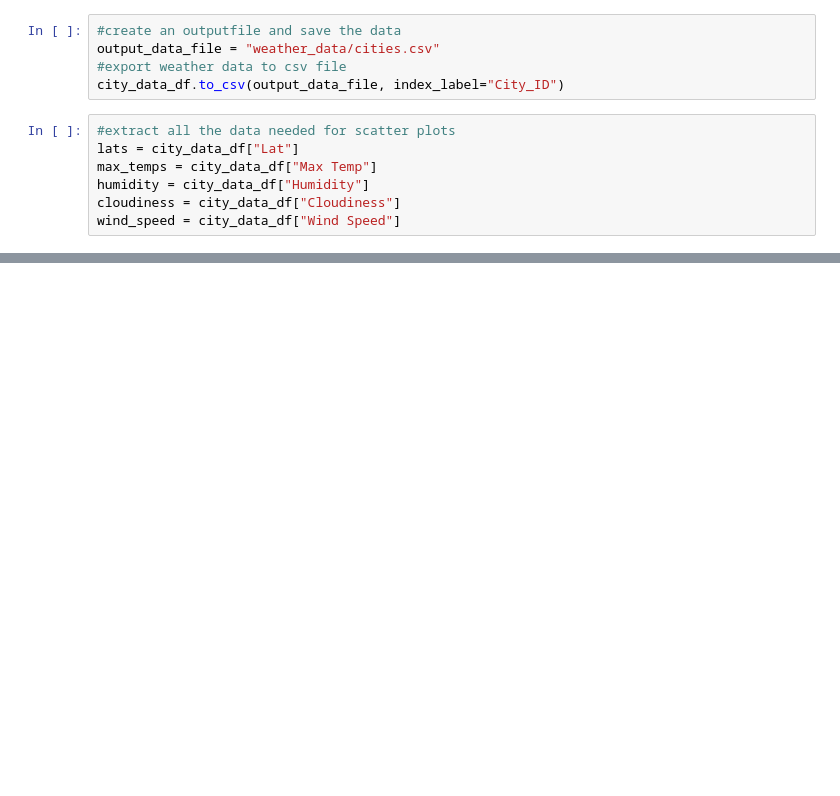
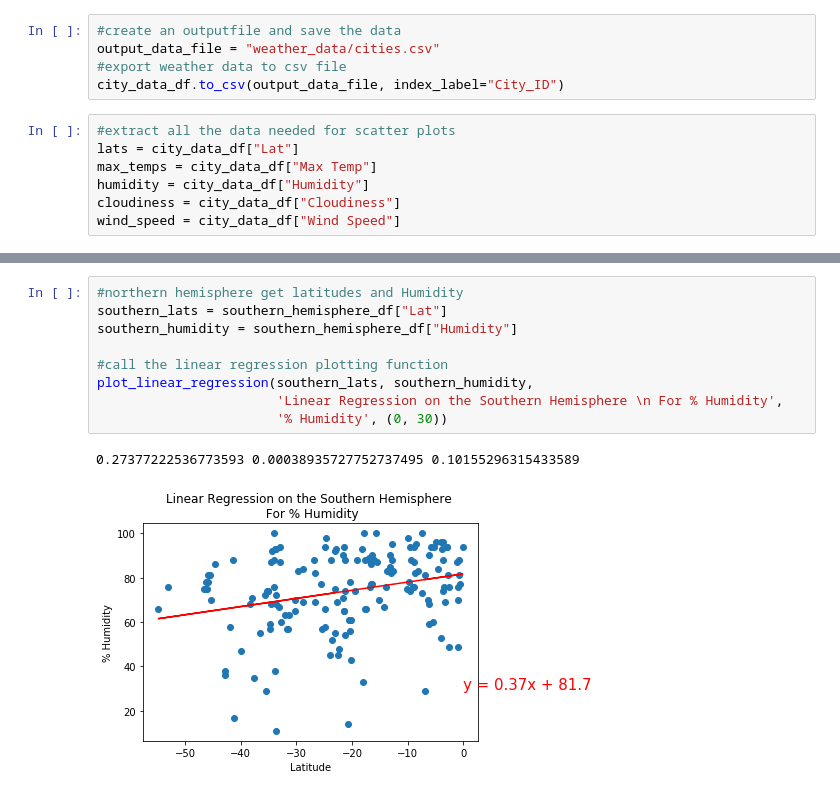
Before and after one commit to amuthusa/World_Weather_Analysis, a Jupyter notebook: WeatherPy.ipynb, the cells around one changed output, grey strips where cells are left out. Cells and saved outputs as stored; diff of their text form; blank space fills up the shorter version.

```diff
--- a/WeatherPy.ipynb
+++ b/WeatherPy.ipynb
@@ -306,0 +397,12 @@ plt.show()
+# %%
+#northern hemisphere get latitudes and Humidity
+southern_lats = southern_hemisphere_df["Lat"]
+southern_humidity = southern_hemisphere_df["Humidity"]
+
+#call the linear regression plotting function
+plot_linear_regression(southern_lats, southern_humidity,
+                       'Linear Regression on the Southern Hemisphere \n For % Humidity',
+                       '% Humidity', (0, 30))
+# %% [output]
+0.27377222536773593 0.00038935727752737495 0.10155296315433589
+[figure, added]
```
Also changed, not shown: parts of 23 cells of this notebook, 4 other files.
